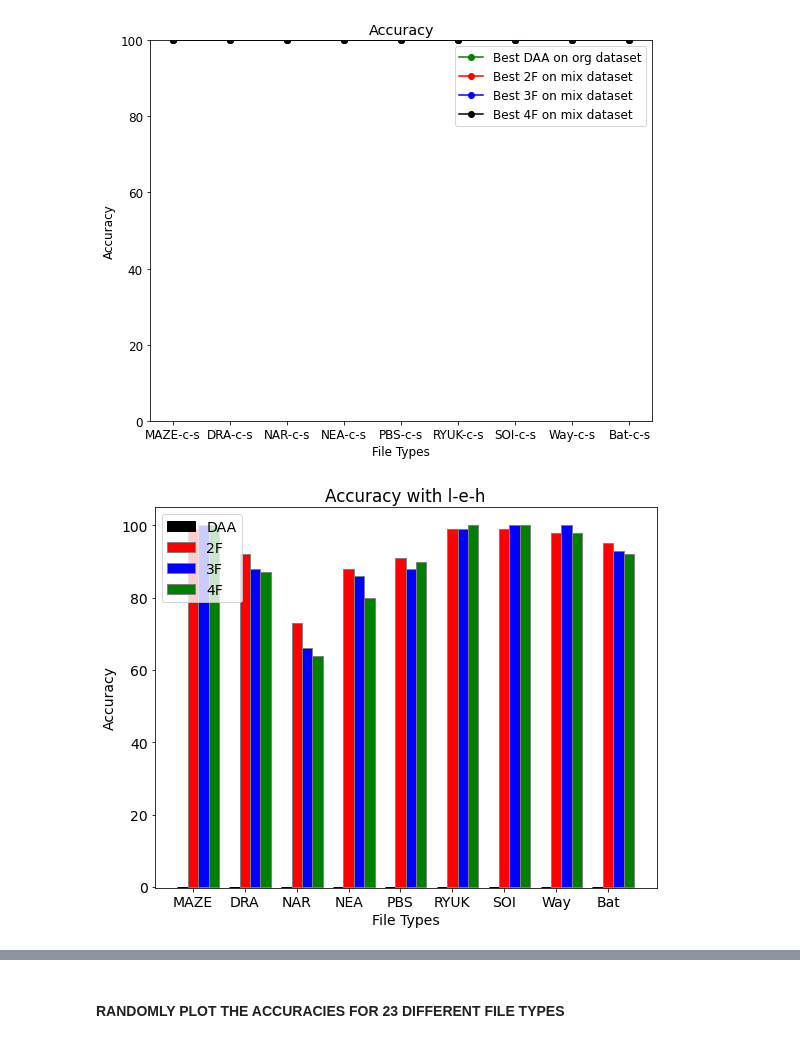
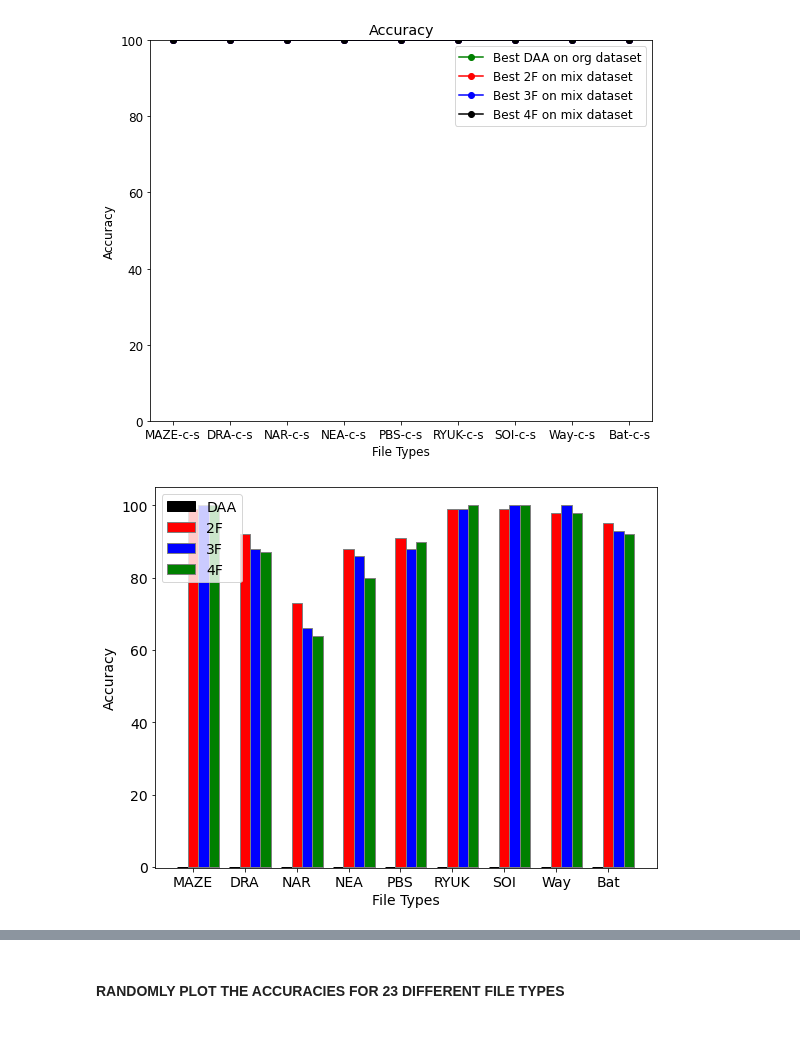
Before and after one commit to gomitolof/DAA-for-Ransomware-detection, a Jupyter notebook: models_mix/best_models.ipynb, the cells around one changed output, grey strips where cells are left out. Drawn from its saved outputs; the diff is of its cells as text; code cells hidden in the pictures.

```diff
--- a/models_mix/best_models.ipynb
+++ b/models_mix/best_models.ipynb
@@ -1557,36 +1557,36 @@ plt.show()
 # %%
 plt.rcParams.update({'font.size': 14})
 plt.figure(figsize=(9,7))
-plt.title("Accuracy with l-e-h")
+#plt.title("Accuracy with l-h")
 plt.xlabel("File Types")
 plt.ylabel("Accuracy")
 barWidth = 0.20
 br1 = np.arange(len(short_paths[27:36]))
 br2 = [x + barWidth for x in br1]
 br3 = [x + barWidth for x in br2]
 br4 = [x + barWidth for x in br3]
 plt.bar(br1, acc_DAA_mix[9:18], tick_label = short_paths[27:36], width=barWidth, color='black', edgecolor ='black', label ='DAA')
 plt.bar(br2, acc_2F_mix[9:18], tick_label = short_paths[27:36], width=barWidth, color='red', edgecolor ='grey', label ='2F')
 plt.bar(br3, acc_3F_mix[9:18], tick_label = short_paths[27:36], width=barWidth, color='blue', edgecolor ='grey', label ='3F')
 plt.bar(br4, acc_4F_mix[9:18], tick_label = short_paths[27:36], width=barWidth, color='green', edgecolor ='grey', label ='4F')
 plt.xticks([r + barWidth for r in range(len(short_paths[27:36]))],short_paths[27:36])
 plt.ylim([-0.2, 105])
 plt.legend()
 plt.savefig('../Img/acc_l-e-h_bars.pdf')
 plt.show()
 
 
 ### OLD VERSION ###
 # plt.plot(short_paths[9:18], acc_DAA_mix[9:18], marker='o', color="red", label="Best DAA on org dataset")
 # plt.plot(short_paths[9:18], acc_2F_mix[9:18], marker='o', color="green", label="Best 2F on mix dataset")
 # plt.plot(short_paths[9:18], acc_3F_mix[9:18], marker='o', color="blue", label="Best 3F on mix dataset")
 # plt.plot(short_paths[9:18], acc_4F_mix[9:18], marker='o', color="black", label="Best 4F on mix dataset")
 # plt.ylim([0, 100])
 # plt.legend()
 # plt.savefig('../Img/acc_l-e-h.pdf')
 # plt.show()
 # %% [output]
-[figure, old version]
+[figure, new version]
 # %%
 plt.rcParams.update({'font.size': 14})
 plt.figure(figsize=(9,7))
```
Also changed, not shown: parts of 2 cells of this notebook, 4 other files.
